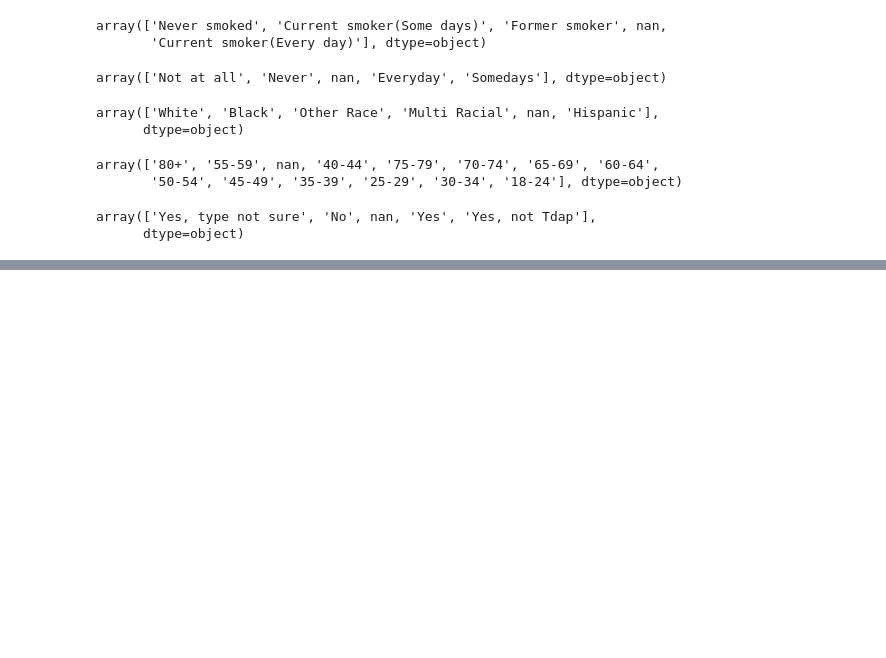
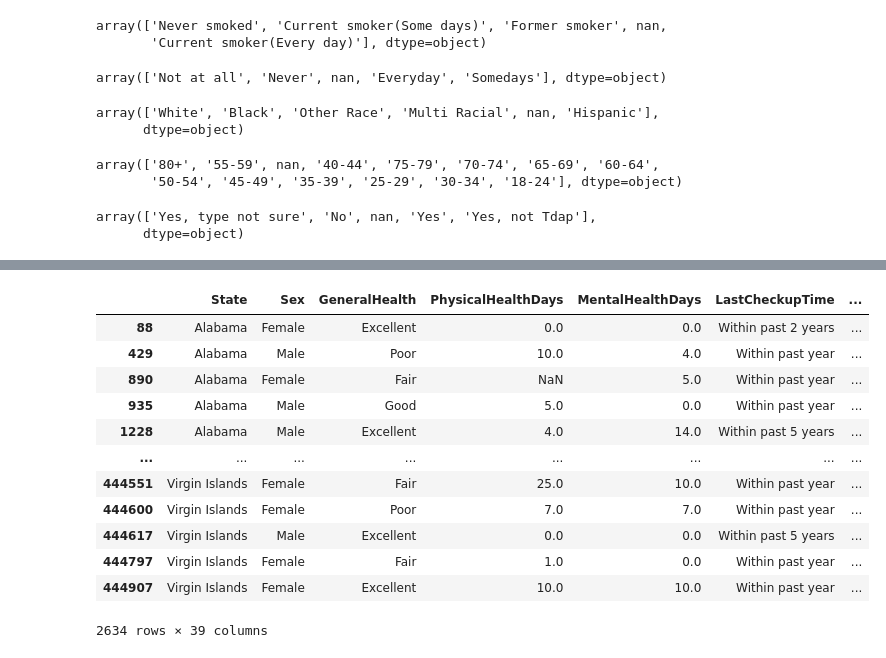
Before and after one commit to ali-bin-kashif/heart-disease-healthcare-data-analysis, a Jupyter notebook: heart_indicator_data_analysis.ipynb, the cells around one changed output, grey strips where cells are left out. Drawn from its saved outputs; the diff is of its cells as text; code cells hidden in the pictures; blank space fills up the shorter version.

```diff
--- a/heart_indicator_data_analysis.ipynb
+++ b/heart_indicator_data_analysis.ipynb
@@ -417,0 +509,16 @@ array(['Yes, type not sure', 'No', nan, 'Yes', 'Yes, not Tdap'],
+# %%
+heart_data[heart_data['SleepHours'] < 3]
+# %% [output]
+|  | State | Sex | GeneralHealth | PhysicalHealthDays | MentalHealthDays | LastCheckupTime | ... |
+| 88 | Alabama | Female | Excellent | 0.0 | 0.0 | Within past 2 years | ... |
+| 429 | Alabama | Male | Poor | 10.0 | 4.0 | Within past year | ... |
+| 890 | Alabama | Female | Fair | NaN | 5.0 | Within past year | ... |
+| 935 | Alabama | Male | Good | 5.0 | 0.0 | Within past year | ... |
+| 1228 | Alabama | Male | Excellent | 4.0 | 14.0 | Within past 5 years | ... |
+| ... | ... | ... | ... | ... | ... | ... | ... |
+| 444551 | Virgin Islands | Female | Fair | 25.0 | 10.0 | Within past year | ... |
+| 444600 | Virgin Islands | Female | Poor | 7.0 | 7.0 | Within past year | ... |
+| 444617 | Virgin Islands | Male | Excellent | 0.0 | 0.0 | Within past 5 years | ... |
+| 444797 | Virgin Islands | Female | Fair | 1.0 | 0.0 | Within past year | ... |
+| 444907 | Virgin Islands | Female | Excellent | 10.0 | 10.0 | Within past year | ... |
+2634 rows × 39 columns
```
Also changed, not shown: parts of 17 cells of this notebook.
